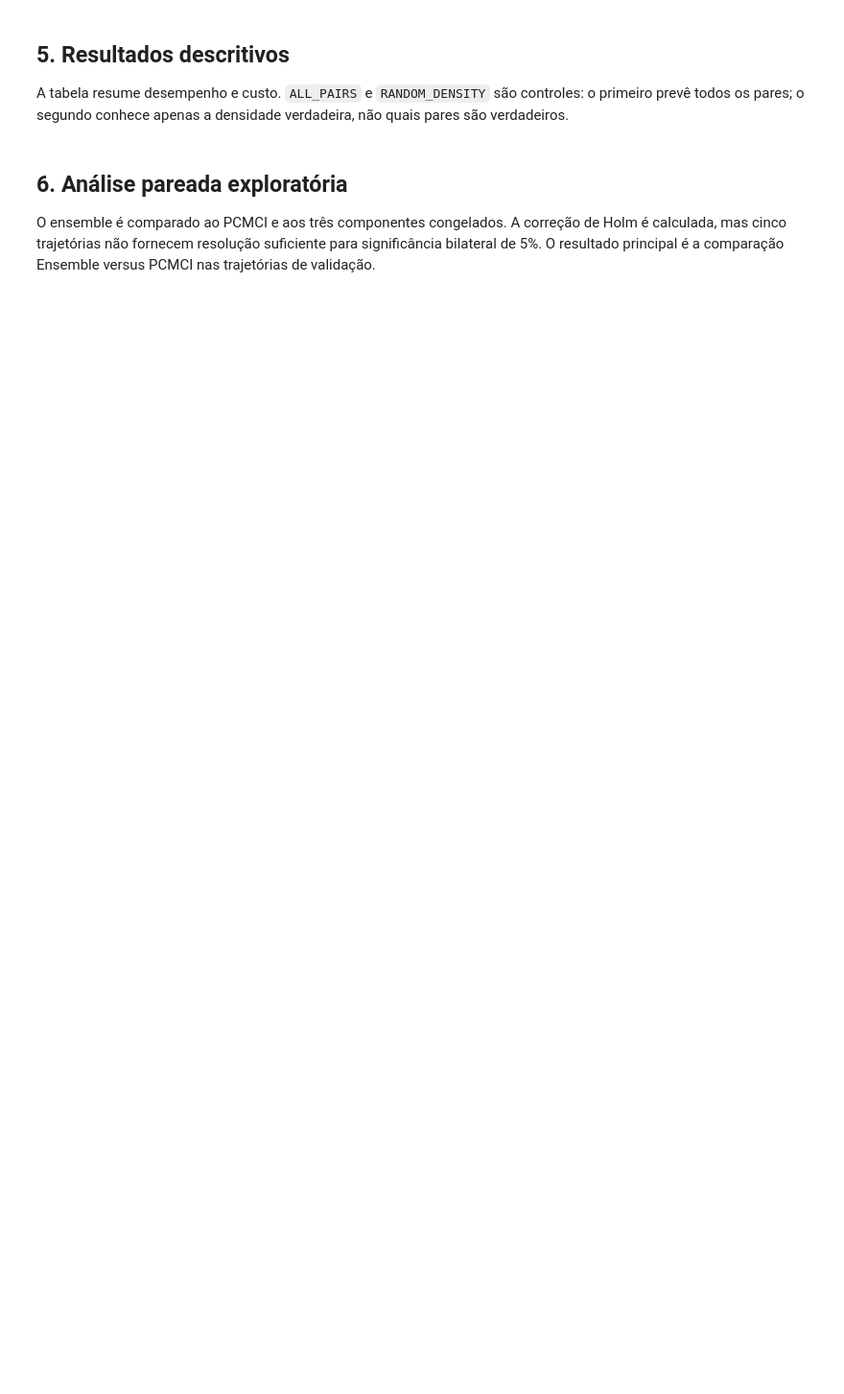
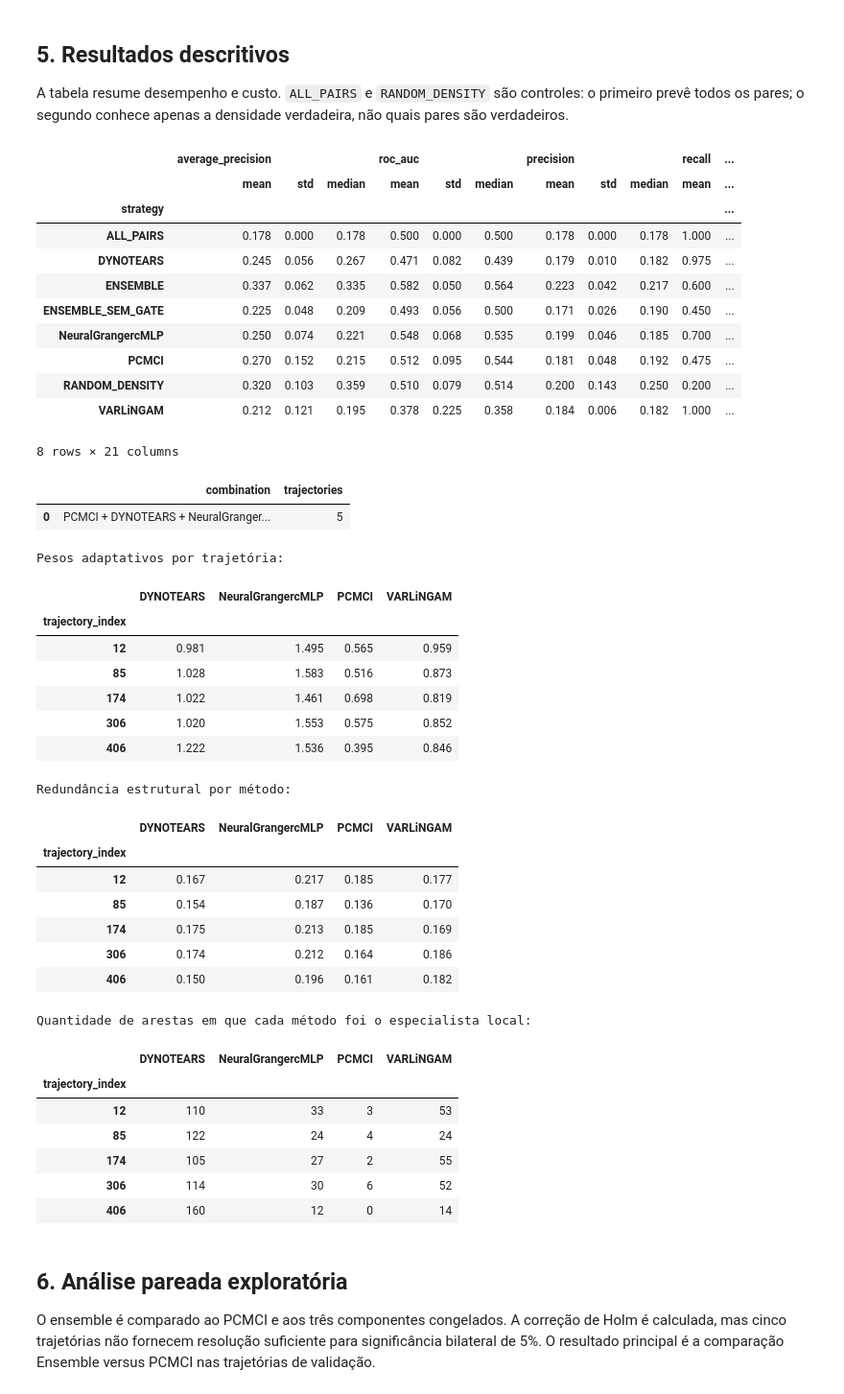
Before and after one commit to altieresl/causal-ensemble-ts, a Jupyter notebook: Benchmark_Superioridade_Ensemble_Traffic.ipynb, the cells around one changed output. Shown at 96% size. Cells and saved outputs as stored; diff of their text form; code cells hidden in the pictures; blank space fills up the shorter version.

Commit message:
feat: adicionar validação preditiva e penalização de redundância nos métodos

```diff
--- a/Benchmark_Superioridade_Ensemble_Traffic.ipynb
+++ b/Benchmark_Superioridade_Ensemble_Traffic.ipynb
@@ -375,6 +510,17 @@ configuration = {
     "max_lag": MAX_LAG, "n_bootstrap": N_BOOTSTRAP,
     "ensemble_threshold": ENSEMBLE_THRESHOLD,
     "local_expert_weight": LOCAL_EXPERT_WEIGHT,
+    "predictive_validation_weight": PREDICTIVE_VALIDATION_WEIGHT,
+    "predictive_validation_splits": PREDICTIVE_VALIDATION_SPLITS,
+    "predictive_validation_ridge_alpha": PREDICTIVE_VALIDATION_RIDGE_ALPHA,
+    "predictive_validation_conditional_parents": PREDICTIVE_VALIDATION_CONDITIONAL_PARENTS,
+    "predictive_validation_uncertainty_penalty": PREDICTIVE_VALIDATION_UNCERTAINTY_PENALTY,
+    "predictive_validation_rank_exponent": PREDICTIVE_VALIDATION_RANK_EXPONENT,
+    "ranked_selection_max_pair_density": RANKED_SELECTION_MAX_PAIR_DENSITY,
+    "ranked_selection_rescue_bootstrap_min": RANKED_SELECTION_RESCUE_BOOTSTRAP_MIN,
+    "ranked_selection_rescue_predictive_rank_min": RANKED_SELECTION_RESCUE_PREDICTIVE_RANK_MIN,
+    "ranked_selection_rescue_support_min": RANKED_SELECTION_RESCUE_SUPPORT_MIN,
+    "method_redundancy_penalty": METHOD_REDUNDANCY_PENALTY,
     "ensemble_methods": list(methods),
     "comparator_methods": list(comparator_methods),
     "random_state": RANDOM_STATE,
@@ -476,33 +635,81 @@ display(descriptive.round(3))
 combination_frequency = (
     selection_results["best_combination"].value_counts().rename_axis("combination")
     .reset_index(name="trajectories")
 ) if not selection_results.empty else pd.DataFrame()
 display(combination_frequency)
 
 if not selection_results.empty and "adaptive_weights" in selection_results:
     adaptive_weight_history = pd.json_normalize(
         selection_results["adaptive_weights"].map(json.loads)
     )
     adaptive_weight_history.index = selection_results["trajectory_index"].astype(int)
     adaptive_weight_history.index.name = "trajectory_index"
     print("Pesos adaptativos por trajetória:")
     display(adaptive_weight_history.round(3))
 
+if not selection_results.empty and "method_redundancy" in selection_results:
+        history = pd.json_normalize(
+            selection_results["method_redundancy"].map(json.loads)
+        )
+        history.index = selection_results["trajectory_index"].astype(int)
+        history.index.name = "trajectory_index"
+        print("Redundância estrutural por método:")
+        display(history.round(3))
+
 if not selection_results.empty and "dominant_method_counts" in selection_results:
     dominant_method_history = pd.json_normalize(
         selection_results["dominant_method_counts"].map(json.loads)
     ).fillna(0).astype(int)
     dominant_method_history.index = selection_results["trajectory_index"].astype(int)
     dominant_method_history.index.name = "trajectory_index"
     print("Quantidade de arestas em que cada método foi o especialista local:")
     display(dominant_method_history)
 
 figure = px.box(
     metrics_results, x="strategy", y="average_precision", points="all",
     title="Average Precision por estratégia e trajetória",
 )
 figure.update_xaxes(tickangle=45)
 figure.show()
+# %% [output]
+|  | average_precision |  |  | roc_auc |  |  | precision |  |  | recall | ... |
+|  | mean | std | median | mean | std | median | mean | std | median | mean | ... |
+| strategy |  |  |  |  |  |  |  |  |  |  | ... |
+| ALL_PAIRS | 0.178 | 0.000 | 0.178 | 0.500 | 0.000 | 0.500 | 0.178 | 0.000 | 0.178 | 1.000 | ... |
+| DYNOTEARS | 0.245 | 0.056 | 0.267 | 0.471 | 0.082 | 0.439 | 0.179 | 0.010 | 0.182 | 0.975 | ... |
+| ENSEMBLE | 0.337 | 0.062 | 0.335 | 0.582 | 0.050 | 0.564 | 0.223 | 0.042 | 0.217 | 0.600 | ... |
+| ENSEMBLE_SEM_GATE | 0.225 | 0.048 | 0.209 | 0.493 | 0.056 | 0.500 | 0.171 | 0.026 | 0.190 | 0.450 | ... |
+| NeuralGrangercMLP | 0.250 | 0.074 | 0.221 | 0.548 | 0.068 | 0.535 | 0.199 | 0.046 | 0.185 | 0.700 | ... |
+| PCMCI | 0.270 | 0.152 | 0.215 | 0.512 | 0.095 | 0.544 | 0.181 | 0.048 | 0.192 | 0.475 | ... |
+| RANDOM_DENSITY | 0.320 | 0.103 | 0.359 | 0.510 | 0.079 | 0.514 | 0.200 | 0.143 | 0.250 | 0.200 | ... |
+| VARLiNGAM | 0.212 | 0.121 | 0.195 | 0.378 | 0.225 | 0.358 | 0.184 | 0.006 | 0.182 | 1.000 | ... |
+8 rows × 21 columns
+|  | combination | trajectories |
+| 0 | PCMCI + DYNOTEARS + NeuralGranger... | 5 |
+Pesos adaptativos por trajetória:
+|  | DYNOTEARS | NeuralGrangercMLP | PCMCI | VARLiNGAM |
+| trajectory_index |  |  |  |  |
+| 12 | 0.981 | 1.495 | 0.565 | 0.959 |
+| 85 | 1.028 | 1.583 | 0.516 | 0.873 |
+| 174 | 1.022 | 1.461 | 0.698 | 0.819 |
+| 306 | 1.020 | 1.553 | 0.575 | 0.852 |
+| 406 | 1.222 | 1.536 | 0.395 | 0.846 |
+Redundância estrutural por método:
+|  | DYNOTEARS | NeuralGrangercMLP | PCMCI | VARLiNGAM |
+| trajectory_index |  |  |  |  |
+| 12 | 0.167 | 0.217 | 0.185 | 0.177 |
+| 85 | 0.154 | 0.187 | 0.136 | 0.170 |
+| 174 | 0.175 | 0.213 | 0.185 | 0.169 |
+| 306 | 0.174 | 0.212 | 0.164 | 0.186 |
+| 406 | 0.150 | 0.196 | 0.161 | 0.182 |
+Quantidade de arestas em que cada método foi o especialista local:
+|  | DYNOTEARS | NeuralGrangercMLP | PCMCI | VARLiNGAM |
+| trajectory_index |  |  |  |  |
+| 12 | 110 | 33 | 3 | 53 |
+| 85 | 122 | 24 | 4 | 24 |
+| 174 | 105 | 27 | 2 | 55 |
+| 306 | 114 | 30 | 6 | 52 |
+| 406 | 160 | 12 | 0 | 14 |
 # %% [markdown]
 ## 6. Análise pareada exploratória
 
```
Also changed, not shown: parts of 11 cells of this notebook, 6 other files.
